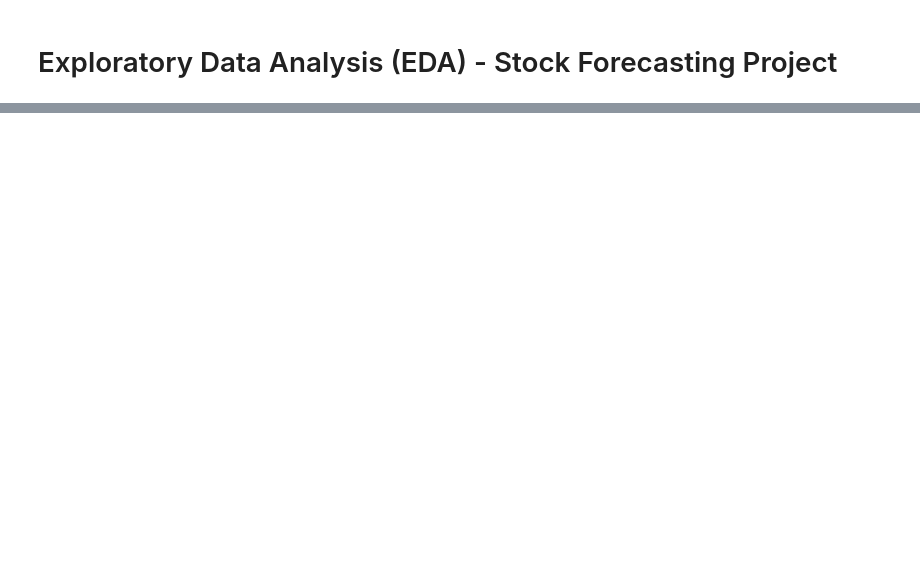
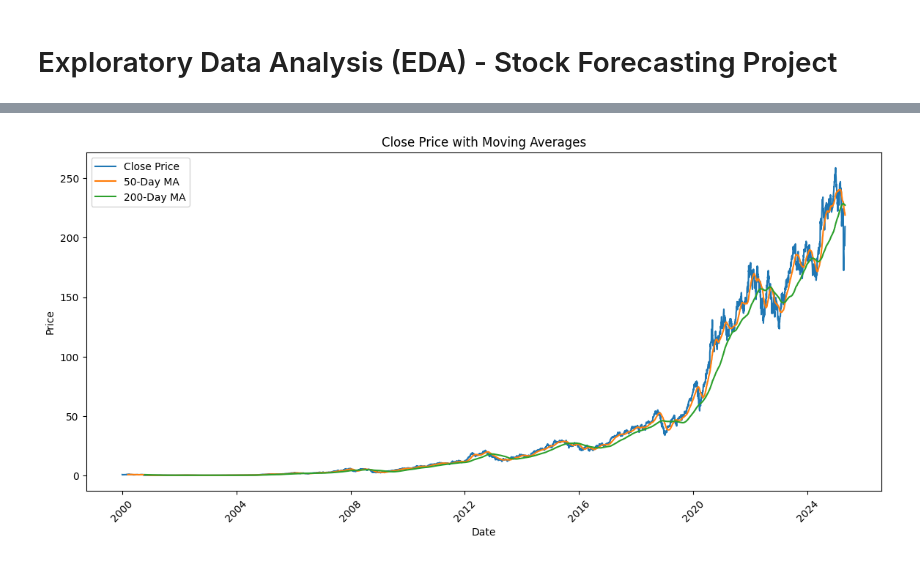
Before and after one commit to sqerbo01/stock-forecasting-ml, a Jupyter notebook: notebooks/exploratory_analysis.ipynb, the cells around one changed output, grey strips where cells are left out. Saved outputs shown, nothing was run; the diff lists cells and outputs as text; code cells hidden in the pictures; blank space fills up the shorter version.

```diff
--- a/notebooks/exploratory_analysis.ipynb
+++ b/notebooks/exploratory_analysis.ipynb
@@ -27,0 +57,18 @@ plt.show()
+# %%
+# Create 50-day and 200-day moving averages
+df['MA50'] = df['close'].rolling(window=50).mean()
+df['MA200'] = df['close'].rolling(window=200).mean()
+
+# Plot
+plt.figure(figsize=(14,6))
+plt.plot(df['date'], df['close'], label='Close Price')
+plt.plot(df['date'], df['MA50'], label='50-Day MA')
+plt.plot(df['date'], df['MA200'], label='200-Day MA')
+plt.title('Close Price with Moving Averages')
+plt.xlabel('Date')
+plt.ylabel('Price')
+plt.legend()
+plt.xticks(rotation=45)
+plt.show()
+# %% [output]
+[figure, added]
```
Also changed, not shown: parts of 5 cells of this notebook, 2 other files.
